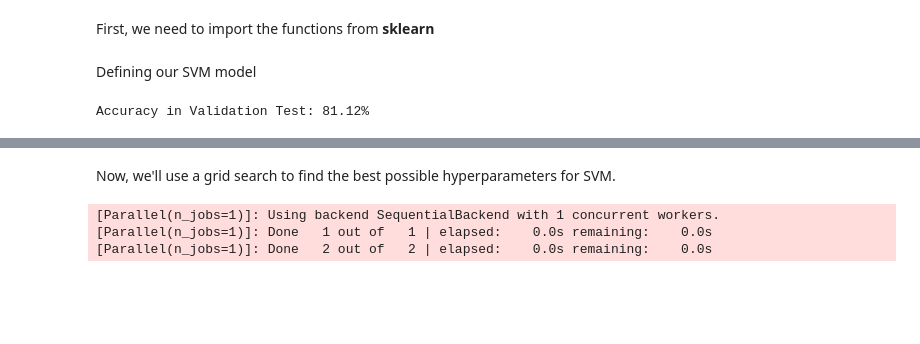
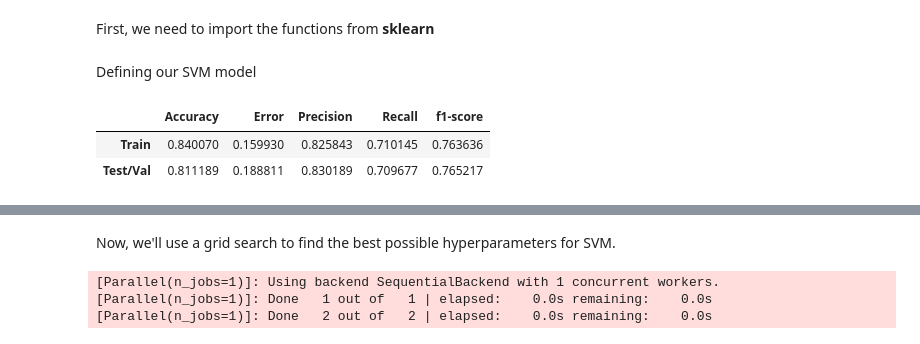
Before and after one commit to joser834/Data-Science, a Jupyter notebook: MS_DataScience/Titanic_Prediction/Titanic_Prediction_Ensemble_Learning.ipynb, the cells around one changed output, grey strips where cells are left out. Cells and saved outputs as stored; diff of their text form; code cells hidden in the pictures; blank space fills up the shorter version.

Commit message:
improving accuracy

```diff
--- a/MS_DataScience/Titanic_Prediction/Titanic_Prediction_Ensemble_Learning.ipynb
+++ b/MS_DataScience/Titanic_Prediction/Titanic_Prediction_Ensemble_Learning.ipynb
@@ -610,7 +600,7 @@ from sklearn.svm import SVC
 # %% [markdown]
 Defining our SVM model
 # %%
-def svm(X_train, y_train, X_test, y_test, exp_name):
+def svm_train(X_train, y_train, X_test, y_test, exp_name):
 
     global log
 
@@ -621,40 +611,57 @@ def svm(X_train, y_train, X_test, y_test, exp_name):
 
     svm = SVC()
     svm.fit(X_train, y_train)
+
+    #Predict train set
+    svm_pred_train = svm.predict(X_train)
+
     #Now, we need to predict if the passenger survived with this new model, so we pass the function predict to the Validation set.
     svm_pred = svm.predict(X_test)
-    svm_accuracy = accuracy_score(y_test, svm_pred)
+
+    train_results = {
+        'Accuracy': accuracy_score(y_train, svm_pred_train),
+        'Error': 1 - accuracy_score(y_train, svm_pred_train),
+        'Precision': precision_score(y_train, svm_pred_train),
+        'Recall': recall_score(y_train, svm_pred_train),
+        'f1-score': f1_score(y_train, svm_pred_train)
+    }
+
     log_info = {
         'Name': exp_name,
         'Description': 'SVM Model for Titanic Survival Prediction',
         'Configuration': 'svm_reg:' + '_'.join(np.array(X_train.columns)),
         'Results': {
-            'accuracy': svm_accuracy,
-            'error': 1 - svm_accuracy,
-            'precision': precision_score(y_test, svm_pred),
-            'recall': recall_score(y_test, svm_pred),
+            'Accuracy': accuracy_score(y_test, svm_pred),
+            'Error': 1 - accuracy_score(y_test, svm_pred),
+            'Precision': precision_score(y_test, svm_pred),
+            'Recall': recall_score(y_test, svm_pred),
             'f1-score': f1_score(y_test, svm_pred)
         }
     }
     log = log.append(log_info, ignore_index=True)
 
+    train = pd.DataFrame(train_results, index = ['Train'])
+    test = pd.DataFrame(log_info['Results'], index = ['Test/Val'])
+
+    results = pd.concat([train, test], axis = 0)
+
     joblib.dump(svm, log_info['Configuration']+'.pkl')
 
-    return(svm, svm_pred, svm_accuracy, log_info)
+    return(svm, svm_pred, log_info, results)
 # %%
-svm_model = svm(
-    X_train.drop(['Age_Norm', 'Fare_Norm'], axis = 1),
-    y_train,
-    X_val.drop(['Age_Norm', 'Fare_Norm'], axis = 1),
-    y_val,
-    exp_name = 'svm_experiment_5'
+svm_model = svm_train(
+    X_train = X_train.drop(['Age_Norm', 'Fare_Norm'], axis = 1),
+    y_train = y_train,
+    X_test = X_val.drop(['Age_Norm', 'Fare_Norm'], axis = 1),
+    y_test = y_val,
+    exp_name = 'svm_1'
 )
-# %%
-print('Accuracy in Validation Test: ',
-      round(100*svm_model[2], 2),
-      '%', sep = '')
-# %% [output]
-Accuracy in Validation Test: 81.12%
+# %%
+svm_model[3]
+# %% [output]
+|  | Accuracy | Error | Precision | Recall | f1-score |
+| Train | 0.840070 | 0.159930 | 0.825843 | 0.710145 | 0.763636 |
+| Test/Val | 0.811189 | 0.188811 | 0.830189 | 0.709677 | 0.765217 |
 # %%
 log
 # %% [output]
```
Also changed, not shown: parts of 14 cells of this notebook, 16 other files.
